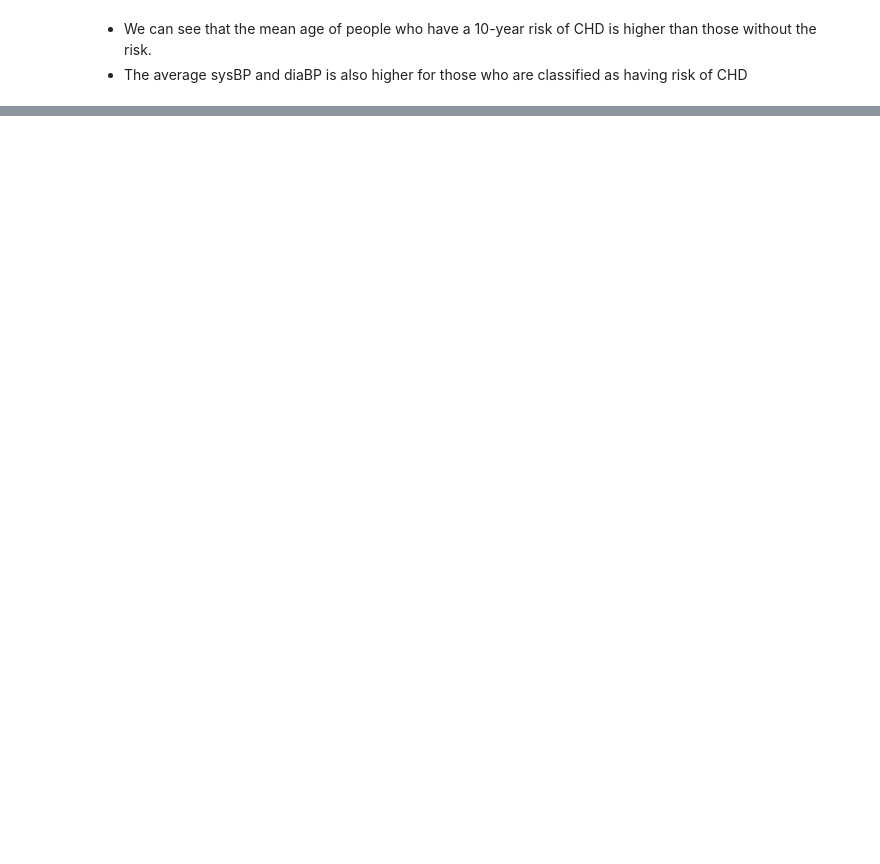
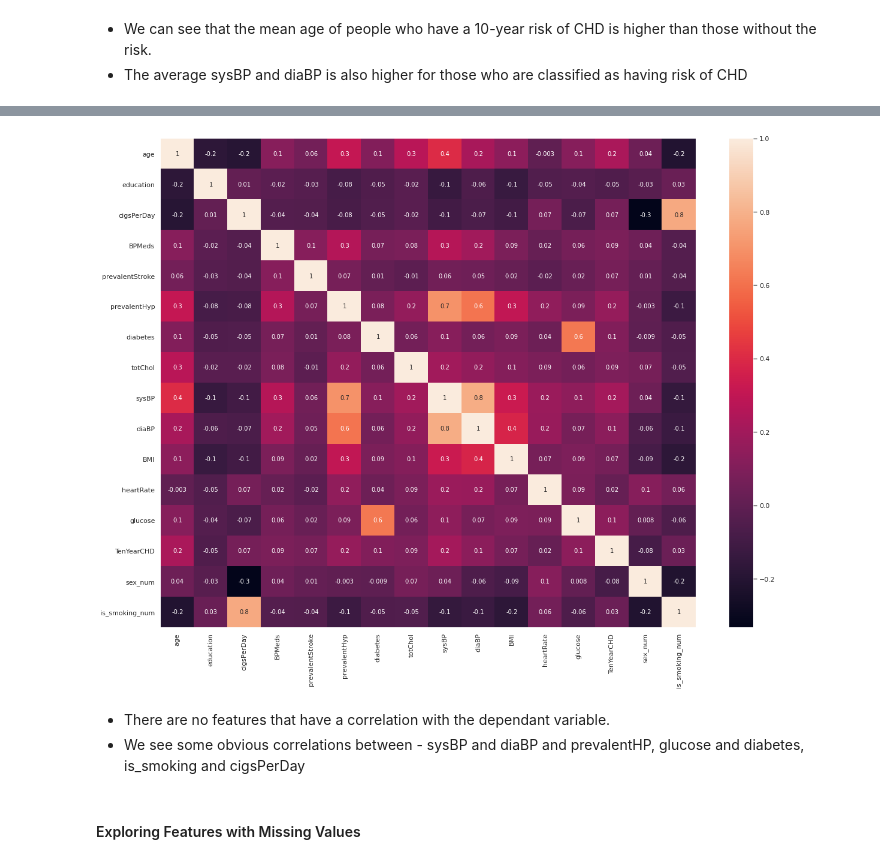
Before and after one commit to nikhilans/CHDRisk-Classification, a Jupyter notebook: CH_Nikhila_N_S_Cardiovascular_Risk_Prediction.ipynb, the cells around one changed output, grey strips where cells are left out. Drawn from its saved outputs; the diff is of its cells as text; code cells hidden in the pictures; blank space fills up the shorter version.

```diff
--- a/CH_Nikhila_N_S_Cardiovascular_Risk_Prediction.ipynb
+++ b/CH_Nikhila_N_S_Cardiovascular_Risk_Prediction.ipynb
@@ -292,0 +304,5 @@ plt.show()
+# %%
+df.drop('id', inplace=True, axis=1)
+# %%
+df['sex_num'] = np.where(df.sex=='F', 1, 0)
+df['is_smoking_num'] = np.where(df['is_smoking']=='YES', 1, 0)
@@ -292,0 +318,2 @@ plt.show()
+# %%
+df_new = df.drop(['sex', 'is_smoking'], axis=1).copy()
@@ -292,0 +329,11 @@ plt.show()
+# %%
+plt.figure(figsize = (20,15))
+sns.heatmap(df_new.corr(), annot = True, fmt='.1g')
+plt.show()
+# %% [output]
+[figure, added]
+# %% [markdown]
+* There are no features that have a correlation with the dependant variable.
+* We see some obvious correlations between - sysBP and diaBP and prevalentHP, glucose and diabetes, is_smoking and cigsPerDay
+# %% [markdown]
+#### Exploring Features with Missing Values
```
Also changed, not shown: parts of 17 cells of this notebook.
